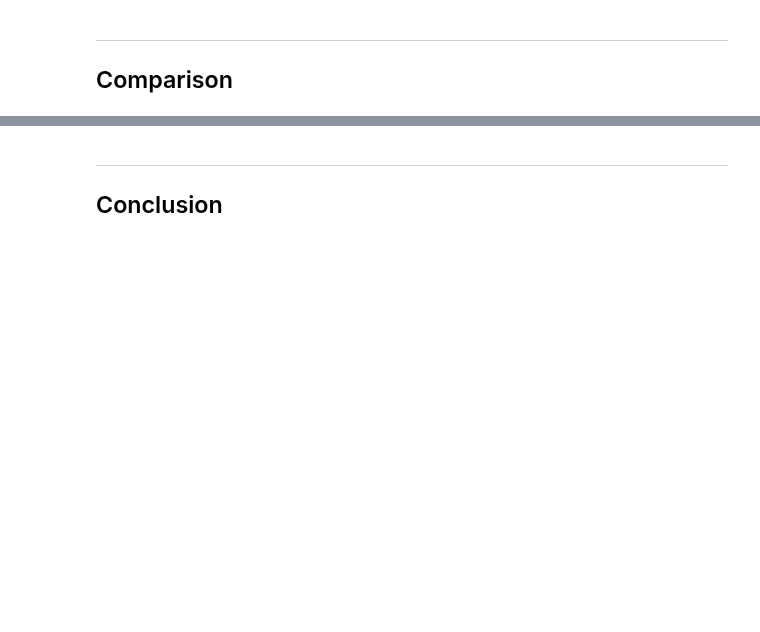
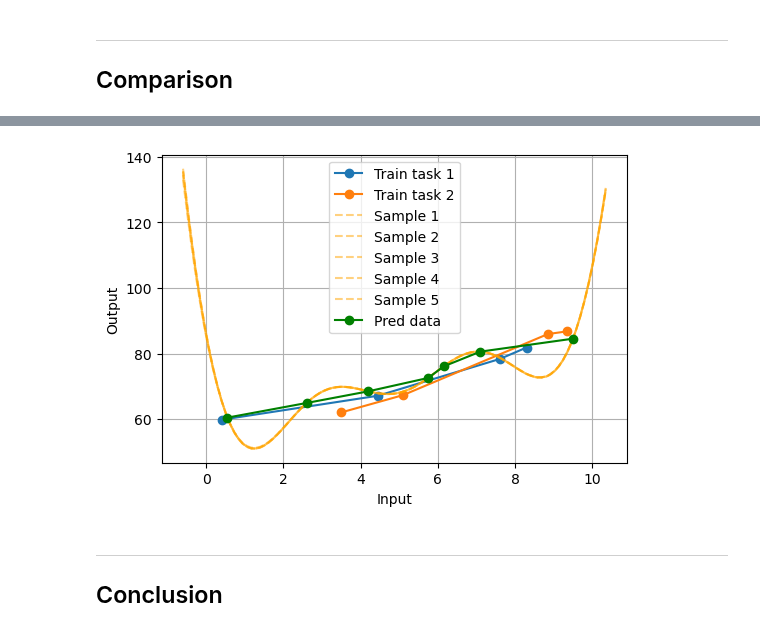
Before and after one commit to SimLej18/MagmaClustPy, a Jupyter notebook: benchmarks/prediction.ipynb, the cells around one changed output, grey strips where cells are left out. Saved outputs shown, nothing was run; the diff lists cells and outputs as text; code cells hidden in the pictures; blank space fills up the shorter version.

```diff
--- a/benchmarks/prediction.ipynb
+++ b/benchmarks/prediction.ipynb
@@ -331,3 +306,30 @@ pred_cov = cov_pred - (cov_crossed.T @ cov_obs_inv @ cov_crossed)
+# %%
+# sample functions from a multivariate normal distribution with pred_mean and pred_cov
+num_samples = 5
+samples = jax.random.multivariate_normal(jax.random.PRNGKey(0), pred_mean, pred_cov, shape=(num_samples,))
+# %%
+# plot the profiles
+# Plot
+plt.figure(figsize=(6, 4))
+for id_, group in db_formatted[db_formatted["Task_ID"] < 3].groupby('Task_ID'):
+	plt.plot(group['Input'], group['Output'], marker='o', label=f'Train task {id_}')
+
+# Plot the samples
+for i in range(num_samples):
+	plt.plot(full_grid, samples[i], label=f'Sample {i+1}', linestyle='--', color='orange', alpha=0.5)
+
+# plot the points of the task we want to predict
+plt.plot(padded_inputs_pred[0], padded_outputs_pred[0], marker='o', label='Pred data', color='green')
+
+
+# Labels and legend
+plt.xlabel("Input")
+plt.ylabel("Output")
+plt.legend()
+plt.grid()
+plt.show()
+# %% [output]
+[figure, added]
 # %% [markdown]
 ---
 ## Conclusion
```
Also changed, not shown: parts of 30 cells of this notebook.
